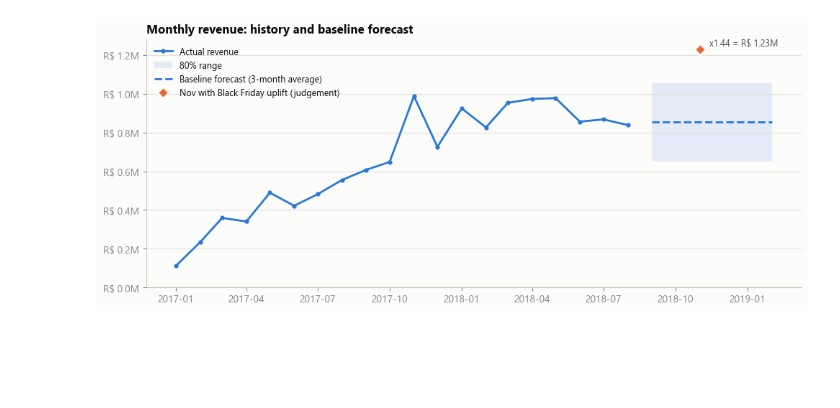
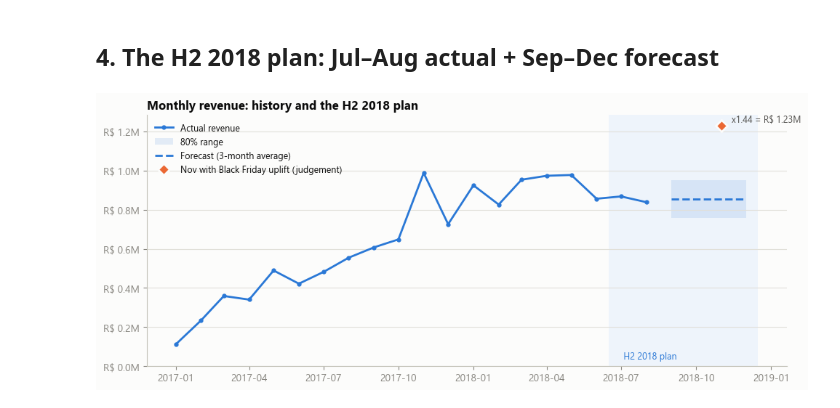
Before and after one commit to jessicaayivi/revenue-forecast-scenario-planner, a Jupyter notebook: notebooks/03_forecast.ipynb, the cells around one changed output. Saved outputs shown, nothing was run; the diff lists cells and outputs as text; code cells hidden in the pictures; blank space fills up the shorter version.

```diff
--- a/notebooks/03_forecast.ipynb
+++ b/notebooks/03_forecast.ipynb
@@ -128,0 +171,33 @@ fig.tight_layout(); fig.savefig(IMG / "03_backtest_paths.png", dpi=150); plt.sho
+# %%
+picked = summ["check"]["selected_by_backtest"]
+h18 = hist[hist["month"] >= "2018-01"]
+fig, ax = plt.subplots(figsize=(10, 4.4))
+ax.axvspan(pd.Timestamp(cfg.CHECK_END) + pd.offsets.MonthBegin(1) - pd.Timedelta(days=15),
+           paths["ds"].max() + pd.Timedelta(days=15), color="#eef4fb", lw=0, zorder=0)
+ax.plot(h18["ds"], h18["revenue"], color=INK, marker="o", ms=5, lw=2.5, label="Actual", zorder=5)
+june = hist.set_index("month").loc[cfg.CHECK_END, "revenue"]
+start = pd.Period(cfg.CHECK_END, "M").to_timestamp()
+style = {picked: (SERIES[1], "-", 2.4), "WindowAverage": (SERIES[0], "-", 2.4), "Prophet": (SERIES[2], "-", 1.8),
+         "LagRegression": (SERIES[3], "-", 1.8)}
+ends = {}
+for m in [k for k in paths.columns if k not in ("month", "ds", "actual")]:
+    col, ls, lw = style.get(m, ("#c3c2b7", ":", 1.2))
+    x = [start] + list(paths["ds"]); y = [june] + list(paths[m])
+    ax.plot(x, y, color=col, ls=ls, lw=lw, label=SHORT[m] if m in style else None)
+    if m in style:
+        ends[m] = y[-1]
+# end labels, spaced so they never overlap
+prev = None
+for m, yv in sorted(ends.items(), key=lambda kv: kv[1]):
+    yv = yv if prev is None else max(yv, prev + 45000)
+    ax.text(paths["ds"].iloc[-1] + pd.Timedelta(days=6), yv, SHORT[m], color=INK2, fontsize=8.5, va="center")
+    prev = yv
+ax.yaxis.set_major_formatter(brl_m); ax.set_ylim(bottom=0)
+ax.set_xlim(right=paths["ds"].max() + pd.Timedelta(days=95))
+ax.set_title("Forecasts made at the end of June 2018 vs what happened (other models dotted grey)")
+ax.legend(loc="lower left", fontsize=9, ncol=3)
+fig.tight_layout(); fig.savefig(IMG / "03_forecast_check.png", dpi=150); plt.show()
+print(f"In June the backtest would have picked {SHORT[picked]}: Jul-Aug forecast {chk.loc[picked, 'check_total_error']:+.0%} too high.")
+print(f"3-month average: {chk.loc['WindowAverage', 'check_total_error']:+.0%}; best on the check: "
+      f"{SHORT[summ['check']['best_on_check']]} ({chk.loc[summ['check']['best_on_check'], 'check_total_error']:+.1%}, partly luck: "
+      "June happened to match Jul-Aug).")
@@ -129,17 +208,24 @@ fig.tight_layout(); fig.savefig(IMG / "03_backtest_paths.png", dpi=150); plt.sho
+# %% [markdown]
+## 4. The H2 2018 plan: Jul–Aug actual + Sep–Dec forecast
 # %%
 ft = fc[fc["unique_id"] == "Total"]
+act = hist[hist["month"].isin(cfg.ACTUAL_MONTHS)]
 fig, ax = plt.subplots(figsize=(10, 4.2))
+ax.axvspan(pd.Timestamp(cfg.PLAN_START + "-01") - pd.Timedelta(days=15), ft["ds"].max() + pd.Timedelta(days=15),
+           color="#eef4fb", lw=0, zorder=0)
+ax.text(pd.Timestamp(cfg.PLAN_START + "-01"), 0.03, f" {cfg.PLAN_NAME} plan", transform=ax.get_xaxis_transform(),
+        color=SERIES[0], fontsize=9)
 ax.plot(hist["ds"], hist["revenue"], color=SERIES[0], marker="o", ms=3.5, label="Actual revenue")
 ax.fill_between(ft["ds"], ft["lo80"], ft["hi80"], color=SERIES[0], alpha=0.12, lw=0, label="80% range")
-ax.plot(ft["ds"], ft["forecast"], color=SERIES[0], ls="--", label=f"Baseline forecast ({LABEL[BEST]})")
+ax.plot(ft["ds"], ft["forecast"], color=SERIES[0], ls="--", label="Forecast (3-month average)")
 nov = ft[ft["ds"].dt.month == cfg.BLACK_FRIDAY_MONTH]
 ax.plot(nov["ds"], nov["forecast_bf"], marker="D", ms=8, color=SERIES[1], ls="none",
         markeredgecolor=SURF, markeredgewidth=2, label="Nov with Black Friday uplift (judgement)")
 ax.annotate(f"x{summ['black_friday_uplift']:.2f} = R$ {nov['forecast_bf'].iloc[0]/1e6:.2f}M",
             (nov["ds"].iloc[0], nov["forecast_bf"].iloc[0]), xytext=(10, 4), textcoords="offset points",
             color=INK2, fontsize=9)
 ax.yaxis.set_major_formatter(brl_m); ax.set_ylim(bottom=0)
-ax.set_title("Monthly revenue: history and baseline forecast"); ax.legend(loc="upper left", fontsize=9)
+ax.set_title(f"Monthly revenue: history and the {cfg.PLAN_NAME} plan"); ax.legend(loc="upper left", fontsize=9)
 fig.tight_layout(); fig.savefig(IMG / "03_forecast.png", dpi=150); plt.show()
 # %% [output]
-[figure, old version]
+[figure, new version]
```
Also changed, not shown: parts of 19 cells of this notebook, 41 other files.
